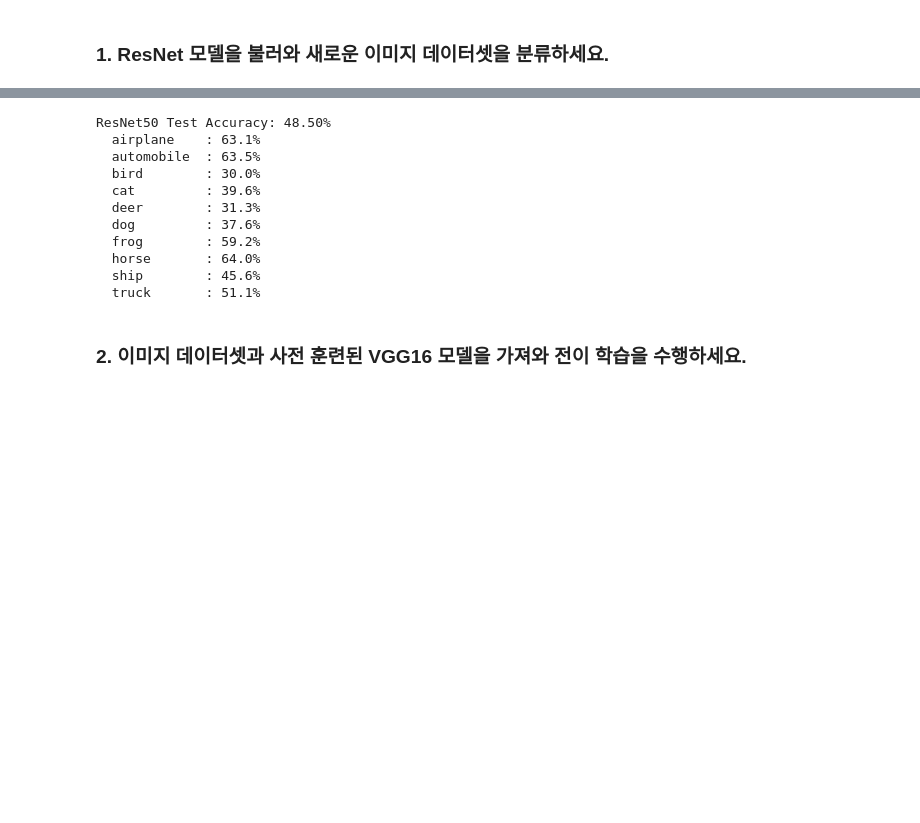
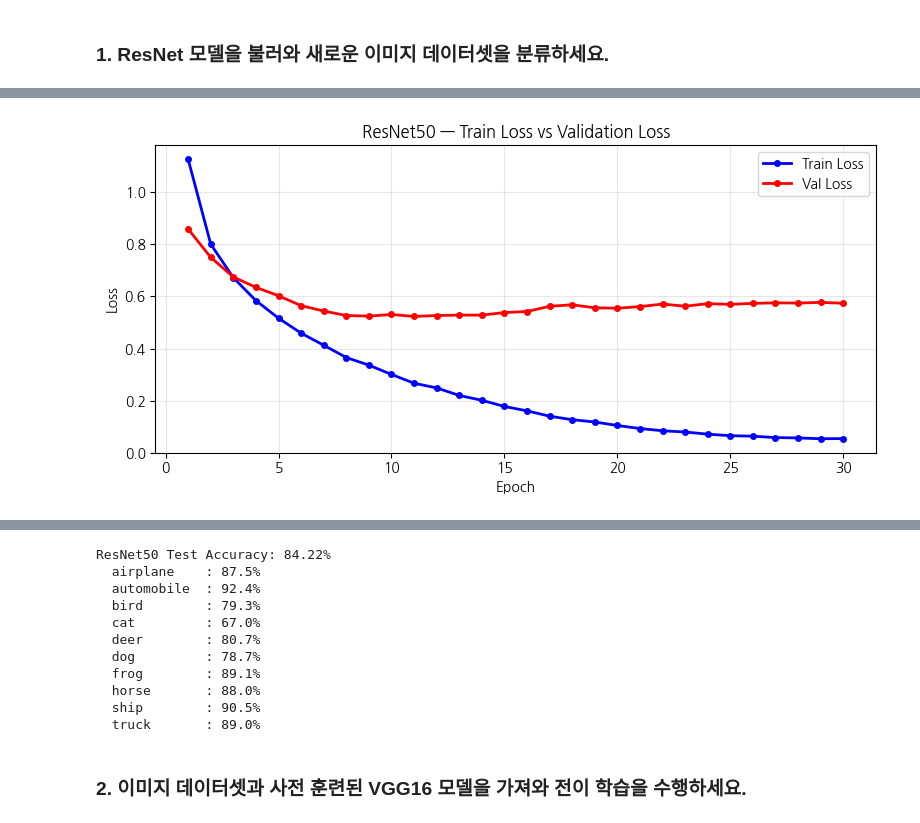
Before and after one commit to 100-hours-a-week/KTB4-Kaia-AI, a Jupyter notebook: weekly-challenge/week-05/weekly_challenge.ipynb, the cells around one changed output, grey strips where cells are left out. Drawn from its saved outputs; the diff is of its cells as text; code cells hidden in the pictures; blank space fills up the shorter version.

```diff
--- a/weekly-challenge/week-05/weekly_challenge.ipynb
+++ b/weekly-challenge/week-05/weekly_challenge.ipynb
@@ -51,4 +124,12 @@ test_loader = DataLoader(test, batch_size=64, shuffle=False)
 # %%
-# pretrained ResNet50 모델 로드
-base_model = models.resnet50(weights=None)
-base_model = nn.Sequential(*list(base_model.children())[:-2]) # GlobalAveragePooling을 위해 마지막 두 레이어 제거
+class CustomResNet50(nn.Module):
+    def __init__(self, num_classes):
+        super(CustomResNet50, self).__init__()
+        self.model = base_model
+        in_features = self.model.fc.in_features
+        self.model.fc = nn.Linear(in_features, num_classes)  # fc는 새 가중치라 학습
+
+    def forward(self, x):
+        return self.model(x)
+
+resnet_model = CustomResNet50(num_classes=10)
@@ -128,0 +136,4 @@ with torch.no_grad():
+# %%
+trainable = sum(p.numel() for p in resnet_model.parameters() if p.requires_grad)
+total = sum(p.numel() for p in resnet_model.parameters())
+print(f"학습 파라미터: {trainable:,} / 전체: {total:,}")
@@ -129,4 +142,12 @@ with torch.no_grad():
 # %%
+import os
+import time
+
 criterion = nn.CrossEntropyLoss()
-optimizer = optim.Adam(resnet_model.parameters(), lr=0.0001)
+optimizer = optim.AdamW(
+    filter(lambda p: p.requires_grad, resnet_model.parameters()),
+    lr=1e-4,
+    weight_decay=1e-4,
+)
+scheduler = optim.lr_scheduler.CosineAnnealingLR(optimizer, T_max=30)
 # %%
@@ -159,0 +228,19 @@ Epoch 10, Loss: 1.9544
+# %%
+# ResNet50 Train Loss vs Validation Loss
+epochs_r = range(1, len(resnet_losses) + 1)
+
+fig, ax = plt.subplots(figsize=(8, 4))
+ax.plot(epochs_r, resnet_losses,     'b-o', label='Train Loss', markersize=4, linewidth=2)
+ax.plot(epochs_r, resnet_val_losses, 'r-o', label='Val Loss',   markersize=4, linewidth=2)
+ax.set_xlabel('Epoch')
+ax.set_ylabel('Loss')
+ax.set_title('ResNet50 — Train Loss vs Validation Loss')
+ax.legend()
+ax.grid(True, alpha=0.3)
+plt.tight_layout()
+plt.show()
+
+print(f"최저 Train Loss: {min(resnet_losses):.4f} (Epoch {resnet_losses.index(min(resnet_losses))+1})")
+print(f"최저 Val Loss:   {min(resnet_val_losses):.4f} (Epoch {resnet_val_losses.index(min(resnet_val_losses))+1})")
+# %% [output]
+[figure, added]
@@ -166,6 +255,7 @@ class_total_resnet   = [0] * 10
 
 with torch.no_grad():
     for inputs, labels in test_loader:
+        inputs, labels = inputs.to(device), labels.to(device)
         outputs = resnet_model(inputs)
         _, predicted = torch.max(outputs, 1)
         total += labels.size(0)
@@ -185,17 +275,17 @@ print(f'ResNet50 Test Accuracy: {resnet_accuracy * 100:.2f}%')
 for cls, acc in zip(classes, resnet_class_acc):
     print(f'  {cls:12s}: {acc*100:.1f}%')
 # %% [output]
-ResNet50 Test Accuracy: 48.50%
-  airplane    : 63.1%
-  automobile  : 63.5%
-  bird        : 30.0%
-  cat         : 39.6%
-  deer        : 31.3%
-  dog         : 37.6%
-  frog        : 59.2%
-  horse       : 64.0%
-  ship        : 45.6%
-  truck       : 51.1%
+ResNet50 Test Accuracy: 84.22%
+  airplane    : 87.5%
+  automobile  : 92.4%
+  bird        : 79.3%
+  cat         : 67.0%
+  deer        : 80.7%
+  dog         : 78.7%
+  frog        : 89.1%
+  horse       : 88.0%
+  ship        : 90.5%
+  truck       : 89.0%
 # %% [markdown]
 ### 2. 이미지 데이터셋과 사전 훈련된 VGG16 모델을 가져와 전이 학습을 수행하세요.
 # %%
```
Also changed, not shown: parts of 24 cells of this notebook.
